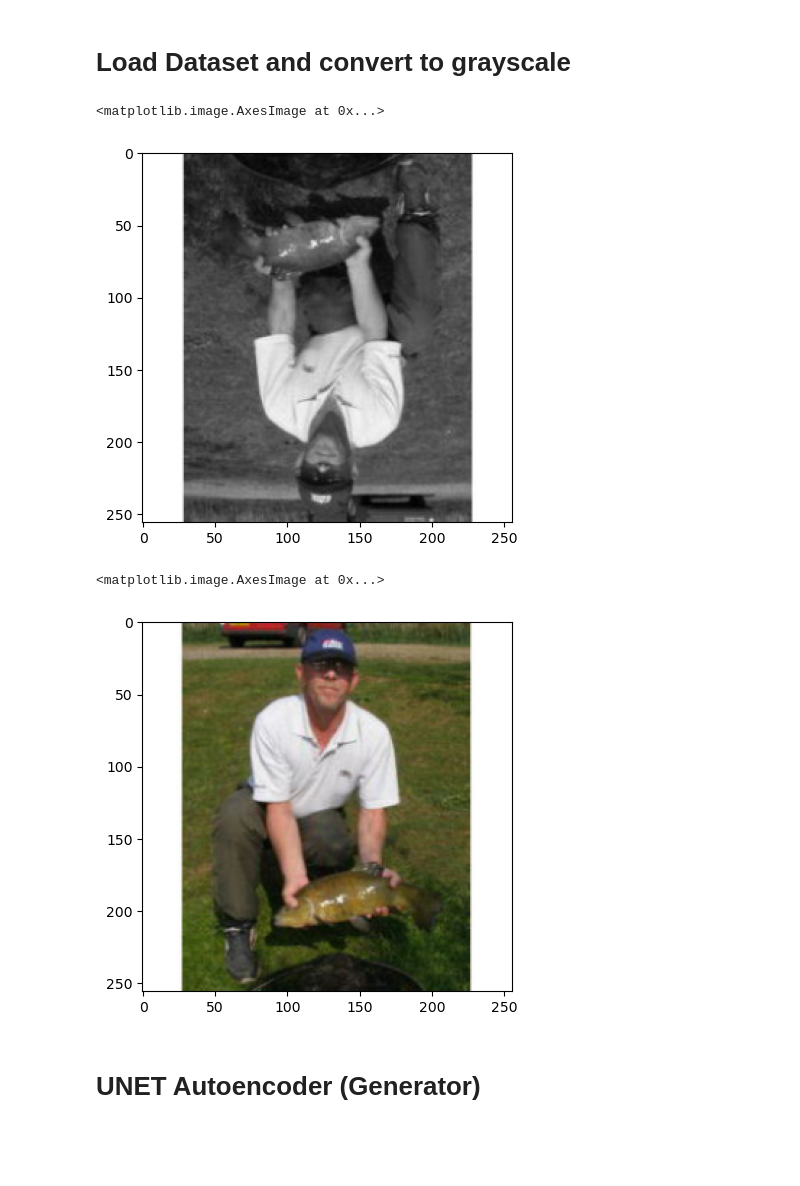
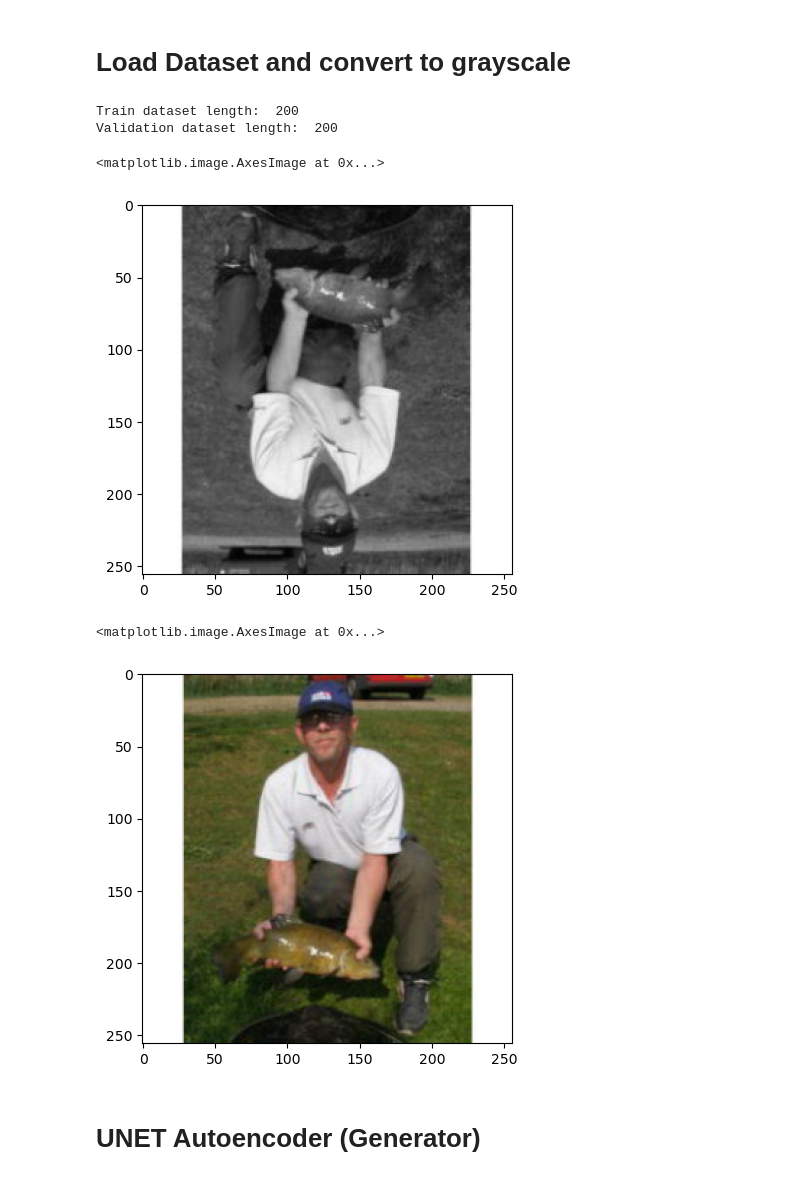
Before and after one commit to umutberkcakmakci/Image-Recoloring, a Jupyter notebook: image_recoloring.ipynb, the cells around one changed output. Cells and saved outputs as stored; diff of their text form; code cells hidden in the pictures; blank space fills up the shorter version.

```diff
--- a/image_recoloring.ipynb
+++ b/image_recoloring.ipynb
@@ -36,8 +36,11 @@ class ImageNetDataset(ImageNet):
 class ImageNetDataLoader(DataLoader):
     # Constructor
     def __init__(self, root, batch_size, shuffle, split, transform=None):
-        # Calling the constructor of the parent class
-        super().__init__(ImageNetDataset(root, split=split, transform=transform), batch_size=batch_size, shuffle=True, num_workers=4)
+        imgNet = ImageNetDataset(root, split=split, transform=transform)
+        # Calling the constructor of the parent class and reduce the number of samples (must be a multiple of batch_size)
+        indices = torch.arange(6400)
+        imgNet10 = Subset(imgNet, indices)
+        super().__init__(imgNet10,batch_size=batch_size, shuffle=True, num_workers=4)
 
     # Getting the image transformed to tensor and label at a given index
     def __getitem__(self, index):
@@ -45,7 +48,7 @@ class ImageNetDataLoader(DataLoader):
         image, label = self.dataset[index]
         # Transforming the image to tensor
         image = functional.to_tensor(image)
-        return image, label
+        return image
 
     # Get the grayscale image transformed to tensor and label at a given index
     def get_grayscale_image(self, index):
@@ -55,7 +58,7 @@ class ImageNetDataLoader(DataLoader):
         image = functional.to_grayscale(image, num_output_channels=1)
         # Transforming the image to tensor
         image = functional.to_tensor(image)
-        return image, label
+        return image
 
 
     # Getting the length of the dataset
@@ -80,20 +83,25 @@ root="./dataset/imagenet/"
 batch_size = 32
 train_dataset = ImageNetDataLoader(root, batch_size, shuffle=True, split='train', transform=train_transform)
 val_dataset = ImageNetDataLoader(root, batch_size, shuffle=False, split='val', transform=val_transform)
+print("Train dataset length: ", len(train_dataset))
+print("Validation dataset length: ", len(val_dataset))
+# %% [output]
+Train dataset length:  200
+Validation dataset length:  200
 # %%
 #Show an image from the dataset
-image, label = train_dataset.get_grayscale_image(0)
+image = train_dataset.get_grayscale_image(0)
 plt.imshow(image[0], cmap='gray')
 # %% [output]
 <matplotlib.image.AxesImage at 0x...>
-[figure, old version]
+[figure, new version]
 # %%
 #Plot same image in colors
-image, label = train_dataset.__getitem__(0)
+image = train_dataset.__getitem__(0)
 plt.imshow(image.permute(1, 2, 0))
 # %% [output]
 <matplotlib.image.AxesImage at 0x...>
-[figure, old version]
+[figure, new version]
 # %% [markdown]
 # UNET Autoencoder (Generator)
 ![image.png](embedded-picture-1)
```
Also changed, not shown: parts of 6 cells of this notebook.
